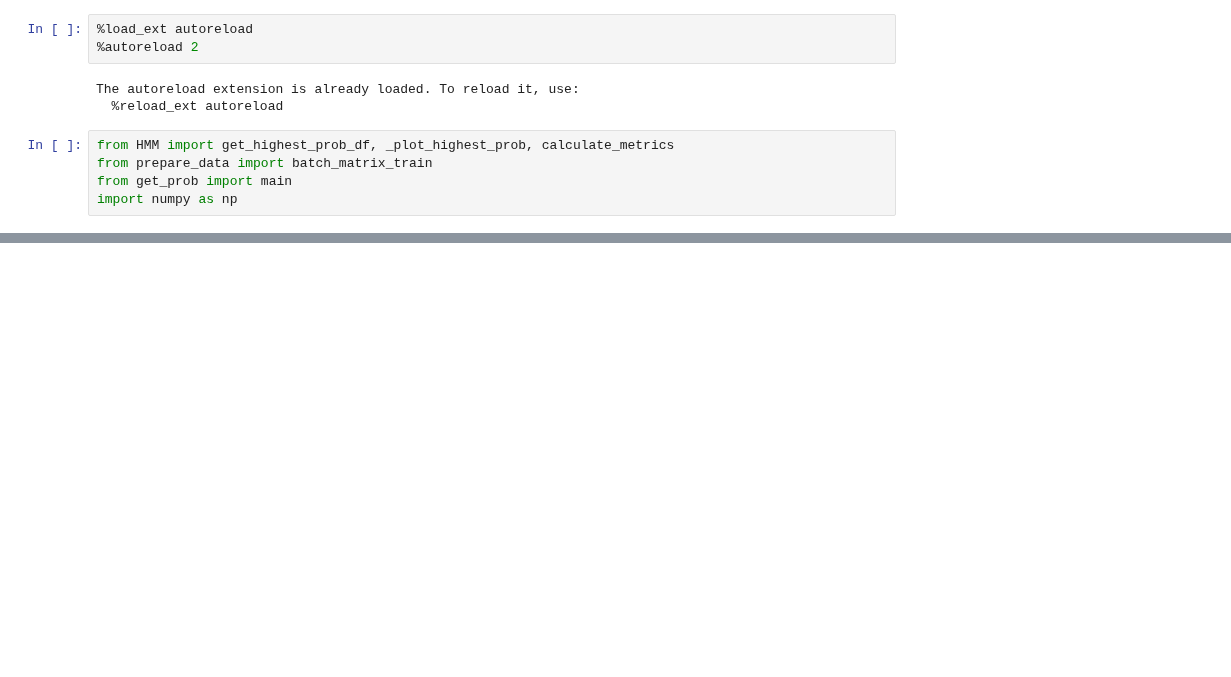
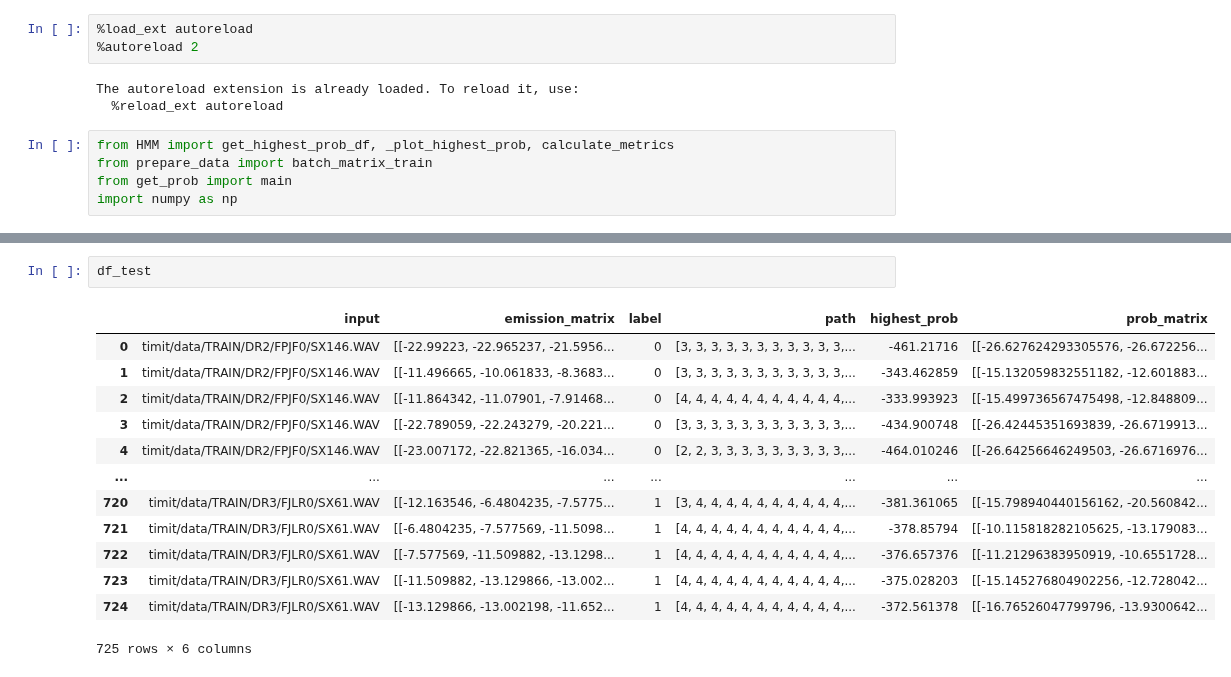
Before and after one commit to jiayan-li/keyword-spotting, a Jupyter notebook: HMM.ipynb, the cells around one changed output, grey strips where cells are left out. Drawn from its saved outputs; the diff is of its cells as text; blank space fills up the shorter version.

```diff
--- a/HMM.ipynb
+++ b/HMM.ipynb
@@ -61,0 +80,16 @@ label
+# %%
+df_test
+# %% [output]
+|  | input | emission_matrix | label | path | highest_prob | prob_matrix |
+| 0 | timit/data/TRAIN/DR2/FPJF0/SX146.WAV | [[-22.99223, -22.965237, -21.5956... | 0 | [3, 3, 3, 3, 3, 3, 3, 3, 3, 3, 3,... | -461.21716 | [[-26.627624293305576, -26.672256... |
+| 1 | timit/data/TRAIN/DR2/FPJF0/SX146.WAV | [[-11.496665, -10.061833, -8.3683... | 0 | [3, 3, 3, 3, 3, 3, 3, 3, 3, 3, 3,... | -343.462859 | [[-15.132059832551182, -12.601883... |
+| 2 | timit/data/TRAIN/DR2/FPJF0/SX146.WAV | [[-11.864342, -11.07901, -7.91468... | 0 | [4, 4, 4, 4, 4, 4, 4, 4, 4, 4, 4,... | -333.993923 | [[-15.499736567475498, -12.848809... |
+| 3 | timit/data/TRAIN/DR2/FPJF0/SX146.WAV | [[-22.789059, -22.243279, -20.221... | 0 | [3, 3, 3, 3, 3, 3, 3, 3, 3, 3, 3,... | -434.900748 | [[-26.42445351693839, -26.6719913... |
+| 4 | timit/data/TRAIN/DR2/FPJF0/SX146.WAV | [[-23.007172, -22.821365, -16.034... | 0 | [2, 2, 3, 3, 3, 3, 3, 3, 3, 3, 3,... | -464.010246 | [[-26.64256646249503, -26.6716976... |
+| ... | ... | ... | ... | ... | ... | ... |
+| 720 | timit/data/TRAIN/DR3/FJLR0/SX61.WAV | [[-12.163546, -6.4804235, -7.5775... | 1 | [3, 4, 4, 4, 4, 4, 4, 4, 4, 4, 4,... | -381.361065 | [[-15.798940440156162, -20.560842... |
+| 721 | timit/data/TRAIN/DR3/FJLR0/SX61.WAV | [[-6.4804235, -7.577569, -11.5098... | 1 | [4, 4, 4, 4, 4, 4, 4, 4, 4, 4, 4,... | -378.85794 | [[-10.115818282105625, -13.179083... |
+| 722 | timit/data/TRAIN/DR3/FJLR0/SX61.WAV | [[-7.577569, -11.509882, -13.1298... | 1 | [4, 4, 4, 4, 4, 4, 4, 4, 4, 4, 4,... | -376.657376 | [[-11.21296383950919, -10.6551728... |
+| 723 | timit/data/TRAIN/DR3/FJLR0/SX61.WAV | [[-11.509882, -13.129866, -13.002... | 1 | [4, 4, 4, 4, 4, 4, 4, 4, 4, 4, 4,... | -375.028203 | [[-15.145276804902256, -12.728042... |
+| 724 | timit/data/TRAIN/DR3/FJLR0/SX61.WAV | [[-13.129866, -13.002198, -11.652... | 1 | [4, 4, 4, 4, 4, 4, 4, 4, 4, 4, 4,... | -372.561378 | [[-16.76526047799796, -13.9300642... |
+725 rows × 6 columns
```
Also changed, not shown: parts of 9 cells of this notebook, 1 other file.
